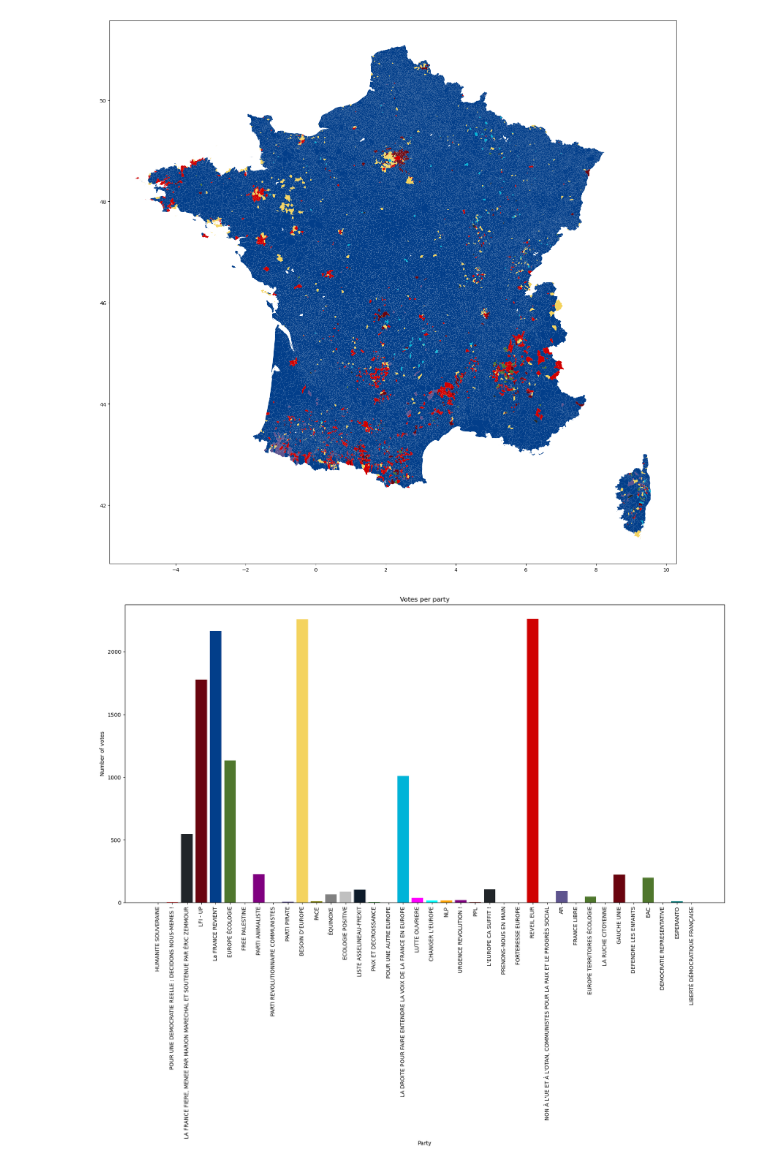
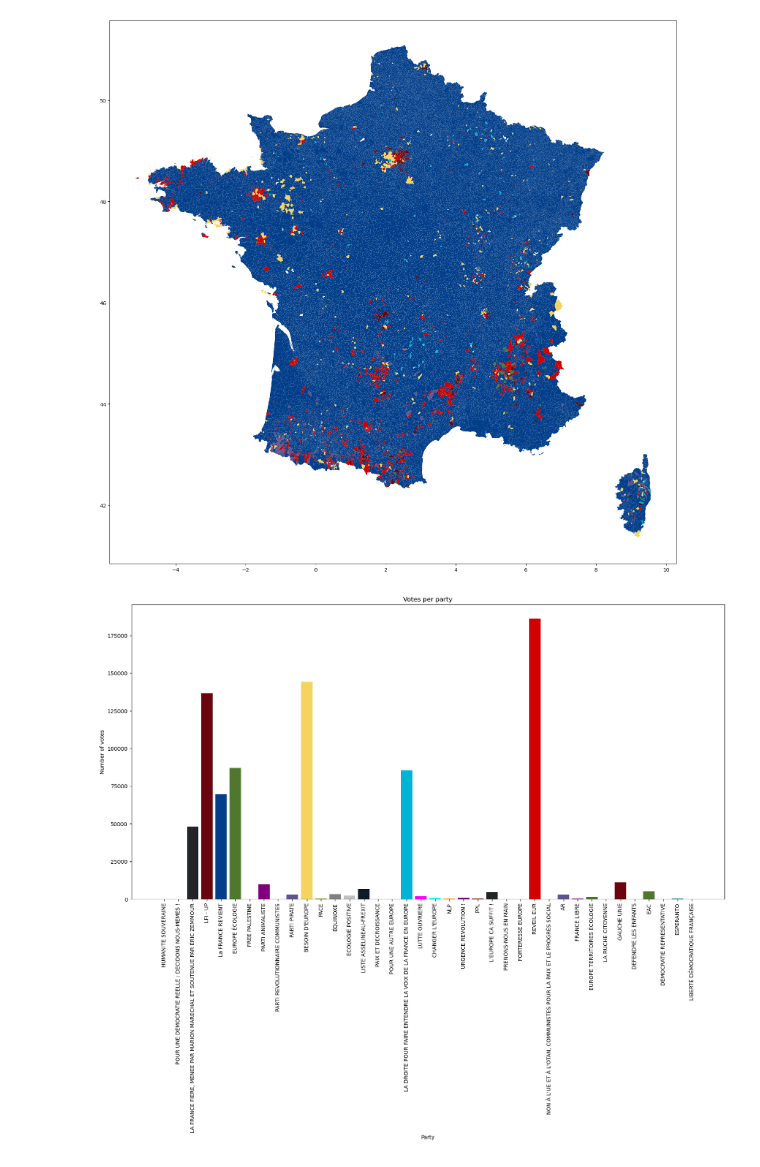
Before and after one commit to tomasoignons/legislatives-2024, a Jupyter notebook: python-analysis/plot_data.ipynb, the cells around one changed output. Saved outputs shown, nothing was run; the diff lists cells and outputs as text; code cells hidden in the pictures.

```diff
--- a/python-analysis/plot_data.ipynb
+++ b/python-analysis/plot_data.ipynb
@@ -331,32 +197,32 @@ def plot_votes(postal_code):
             if isinstance(resultats, dict):
                 resultats_df = pd.DataFrame([resultats])  # Convert the dictionary into a DataFrame
             else:
                 resultats_df = pd.DataFrame(resultats)
             all_resultats_df = pd.concat([all_resultats_df, resultats_df])
             votes_per_party = {}
             colors = []
 
             # Loop over the rows in the DataFrame
             for _, row in all_resultats_df.iterrows():
                 # If the party is already in the dictionary, add the votes to its total
                 if row['nomListe'] in votes_per_party:
                     votes_per_party[row['nomListe']] += row['nbVoix']
                 # If the party is not in the dictionary, add it with its votes
                 else:
                     votes_per_party[row['nomListe']] = row['nbVoix']
                 colors.append(color_mapping.get(row['nomListe'], '#FF0000'))  # Default to red if the party is not in the mapping
 
             # Plot the votes for each party
             plt.bar(votes_per_party.keys(), votes_per_party.values(), color=colors)
         plt.title('Votes per party')
         plt.xlabel('Party')
         plt.xticks(rotation='vertical')  # Rotate x-axis labels
         plt.ylabel('Number of votes')
         plt.show()
     else:
         print(f"No data available for commune {commune_code}")
 
 # Call the function with the postal code
-plot_votes('78800')
+plot_votes('75001')
 # %% [output]
-[figure, old version]
+[figure, new version]
```
Also changed, not shown: parts of 2 cells of this notebook, 6 other files.
